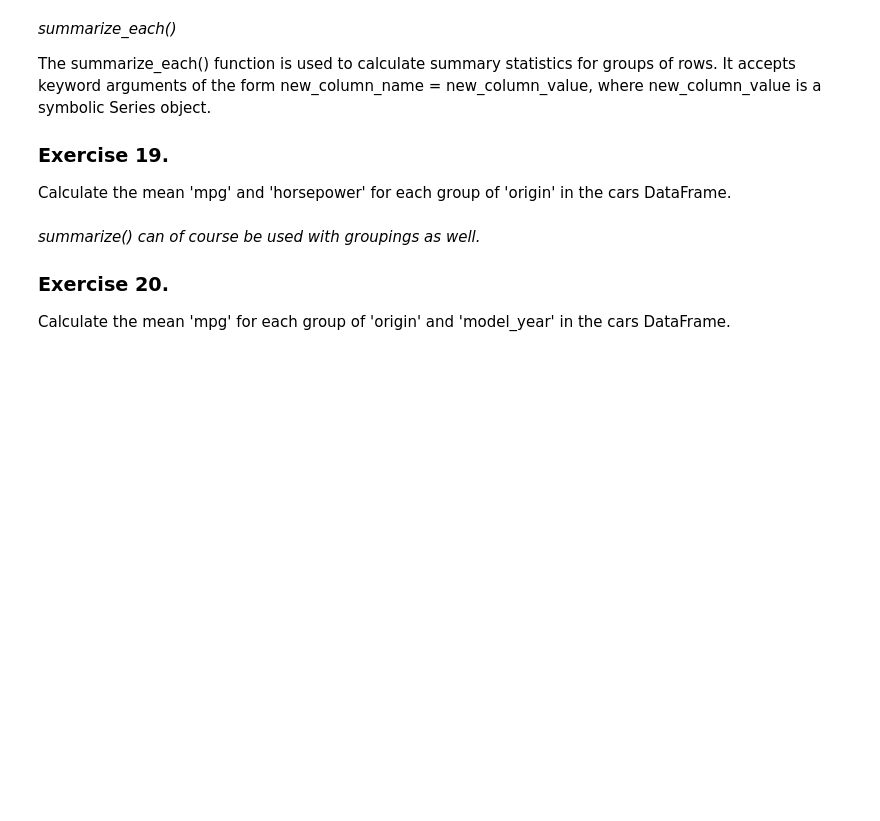
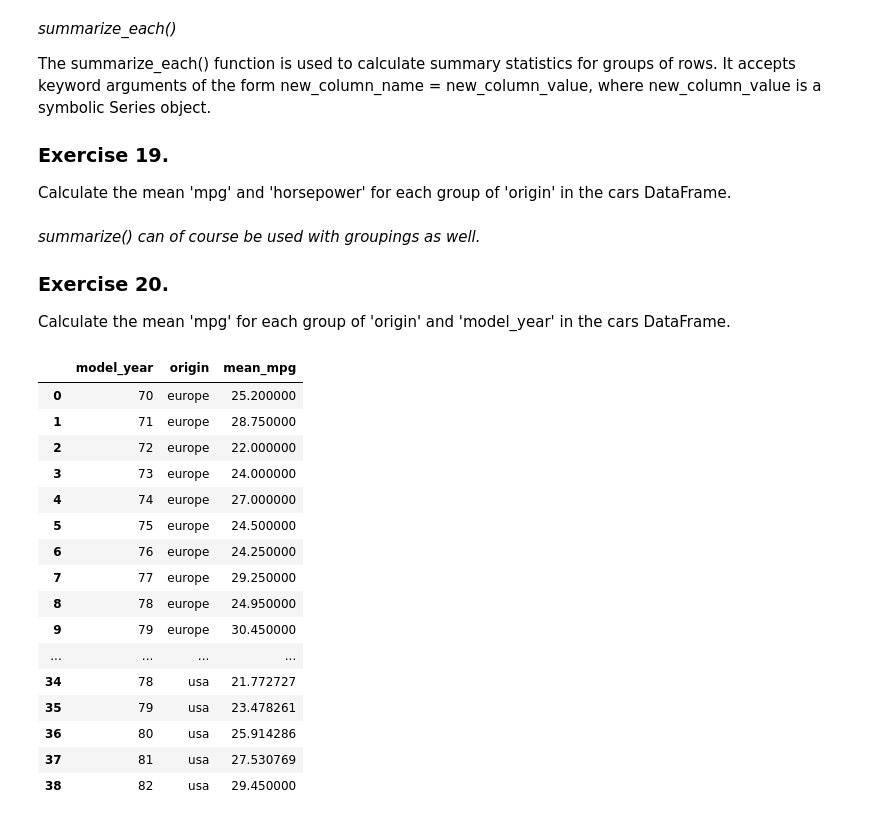
Before and after one commit to arietz/DS2025, a Jupyter notebook: Report1.ipynb, the cells around one changed output. Saved outputs shown, nothing was run; the diff lists cells and outputs as text; code cells hidden in the pictures; blank space fills up the shorter version.

```diff
--- a/Report1.ipynb
+++ b/Report1.ipynb
@@ -274,0 +357,20 @@ Calculate the mean 'mpg' for each group of 'origin' and 'model_year' in the cars
+# %%
+cars >> group_by(X.origin, X.model_year) >> summarize(mean_mpg = X.mpg.mean())
+# %% [output]
+|  | model_year | origin | mean_mpg |
+| 0 | 70 | europe | 25.200000 |
+| 1 | 71 | europe | 28.750000 |
+| 2 | 72 | europe | 22.000000 |
+| 3 | 73 | europe | 24.000000 |
+| 4 | 74 | europe | 27.000000 |
+| 5 | 75 | europe | 24.500000 |
+| 6 | 76 | europe | 24.250000 |
+| 7 | 77 | europe | 29.250000 |
+| 8 | 78 | europe | 24.950000 |
+| 9 | 79 | europe | 30.450000 |
+| ... | ... | ... | ... |
+| 34 | 78 | usa | 21.772727 |
+| 35 | 79 | usa | 23.478261 |
+| 36 | 80 | usa | 25.914286 |
+| 37 | 81 | usa | 27.530769 |
+| 38 | 82 | usa | 29.450000 |
```
Also changed, not shown: parts of 17 cells of this notebook.
